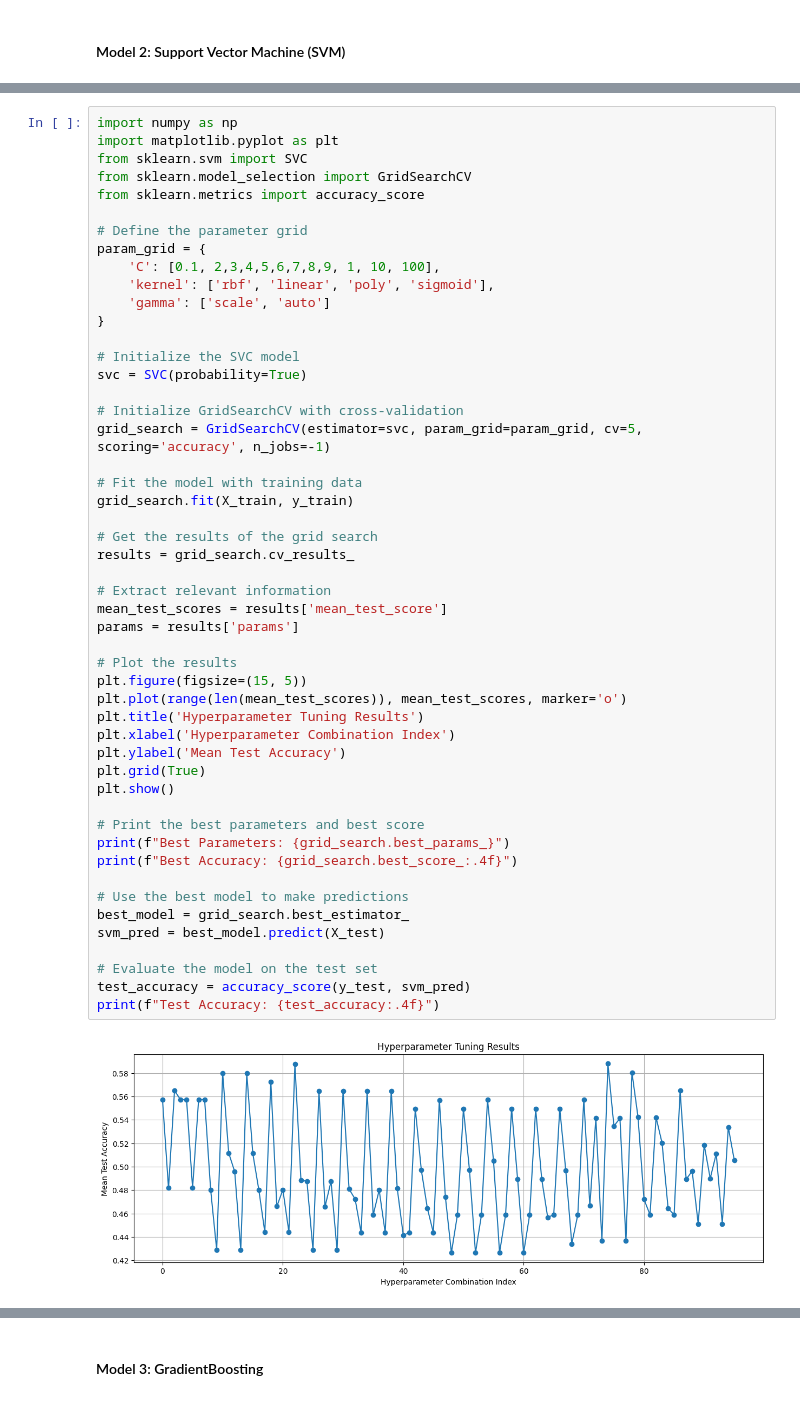
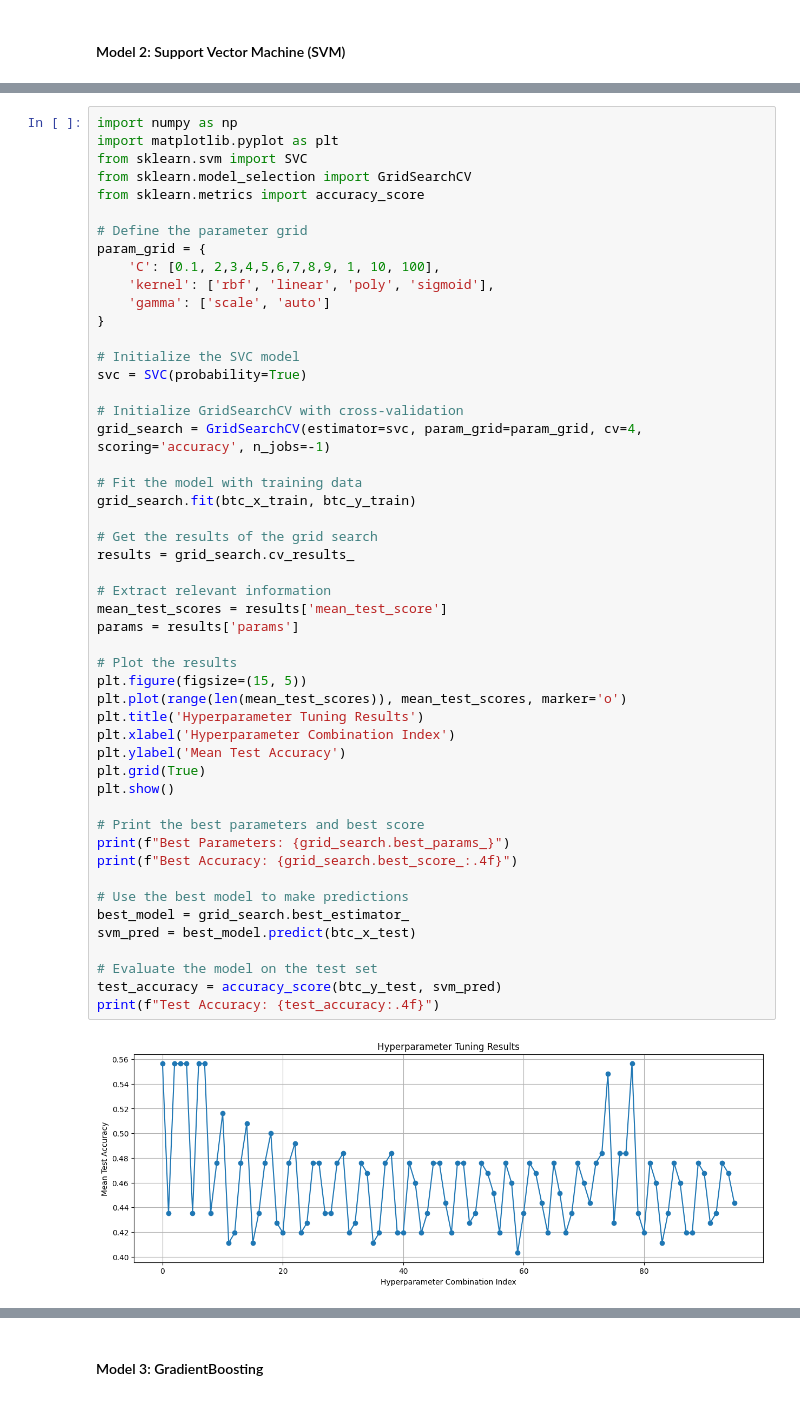
Before and after one commit to NumericCamel/Master-Thesis, a Jupyter notebook: notebook/model_building.ipynb, the cells around one changed output, grey strips where cells are left out. Saved outputs shown, nothing was run; the diff lists cells and outputs as text.

```diff
--- a/notebook/model_building.ipynb
+++ b/notebook/model_building.ipynb
@@ -269,37 +316,37 @@ param_grid = {
 svc = SVC(probability=True)
 
 # Initialize GridSearchCV with cross-validation
-grid_search = GridSearchCV(estimator=svc, param_grid=param_grid, cv=5, scoring='accuracy', n_jobs=-1)
+grid_search = GridSearchCV(estimator=svc, param_grid=param_grid, cv=4, scoring='accuracy', n_jobs=-1)
 
 # Fit the model with training data
-grid_search.fit(X_train, y_train)
+grid_search.fit(btc_x_train, btc_y_train)
 
 # Get the results of the grid search
 results = grid_search.cv_results_
 
 # Extract relevant information
 mean_test_scores = results['mean_test_score']
 params = results['params']
 
 # Plot the results
 plt.figure(figsize=(15, 5))
 plt.plot(range(len(mean_test_scores)), mean_test_scores, marker='o')
 plt.title('Hyperparameter Tuning Results')
 plt.xlabel('Hyperparameter Combination Index')
 plt.ylabel('Mean Test Accuracy')
 plt.grid(True)
 plt.show()
 
 # Print the best parameters and best score
 print(f"Best Parameters: {grid_search.best_params_}")
 print(f"Best Accuracy: {grid_search.best_score_:.4f}")
 
 # Use the best model to make predictions
 best_model = grid_search.best_estimator_
-svm_pred = best_model.predict(X_test)
+svm_pred = best_model.predict(btc_x_test)
 
 # Evaluate the model on the test set
-test_accuracy = accuracy_score(y_test, svm_pred)
+test_accuracy = accuracy_score(btc_y_test, svm_pred)
 print(f"Test Accuracy: {test_accuracy:.4f}")
 # %% [output]
-[figure, old version]
+[figure, new version]
```
Also changed, not shown: parts of 21 cells of this notebook.
